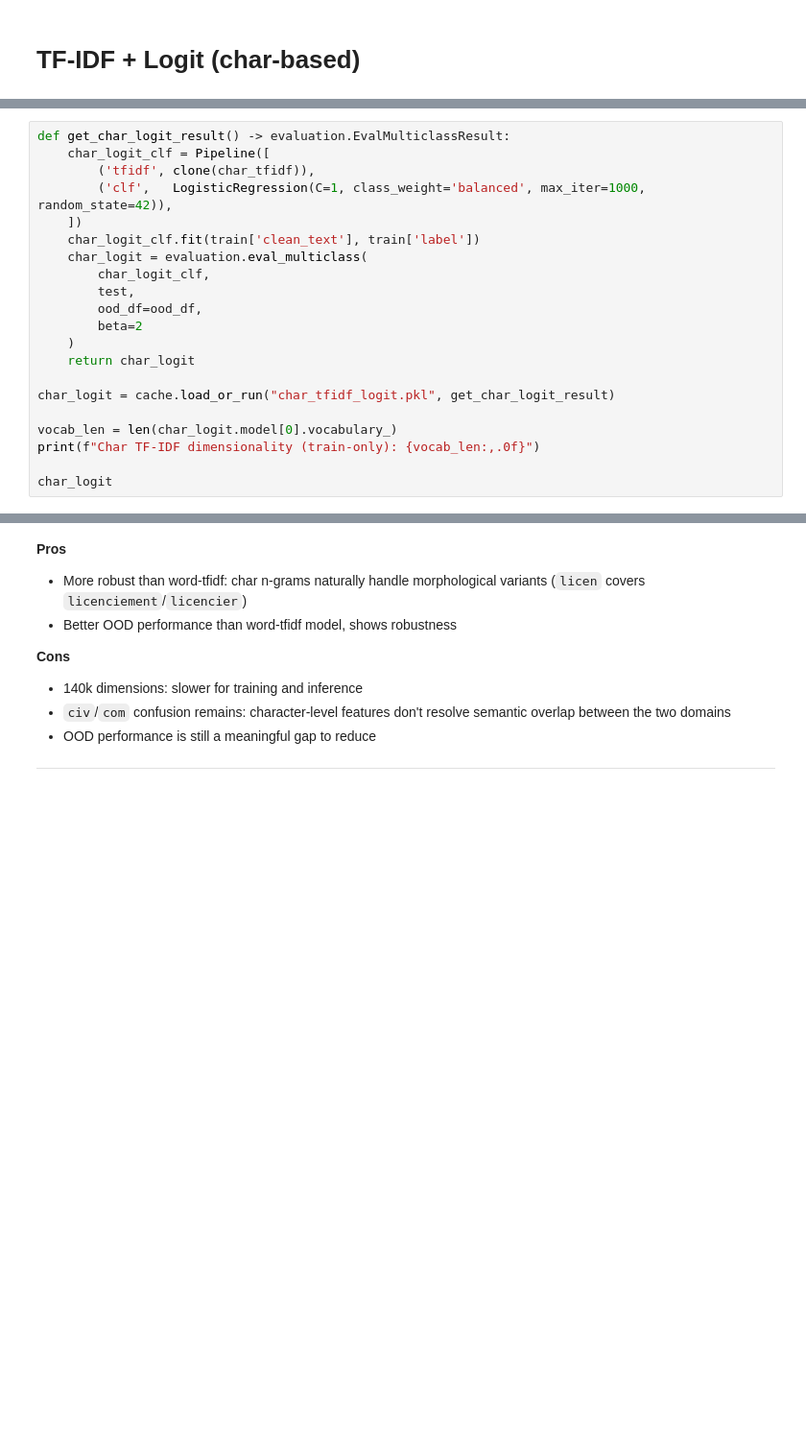
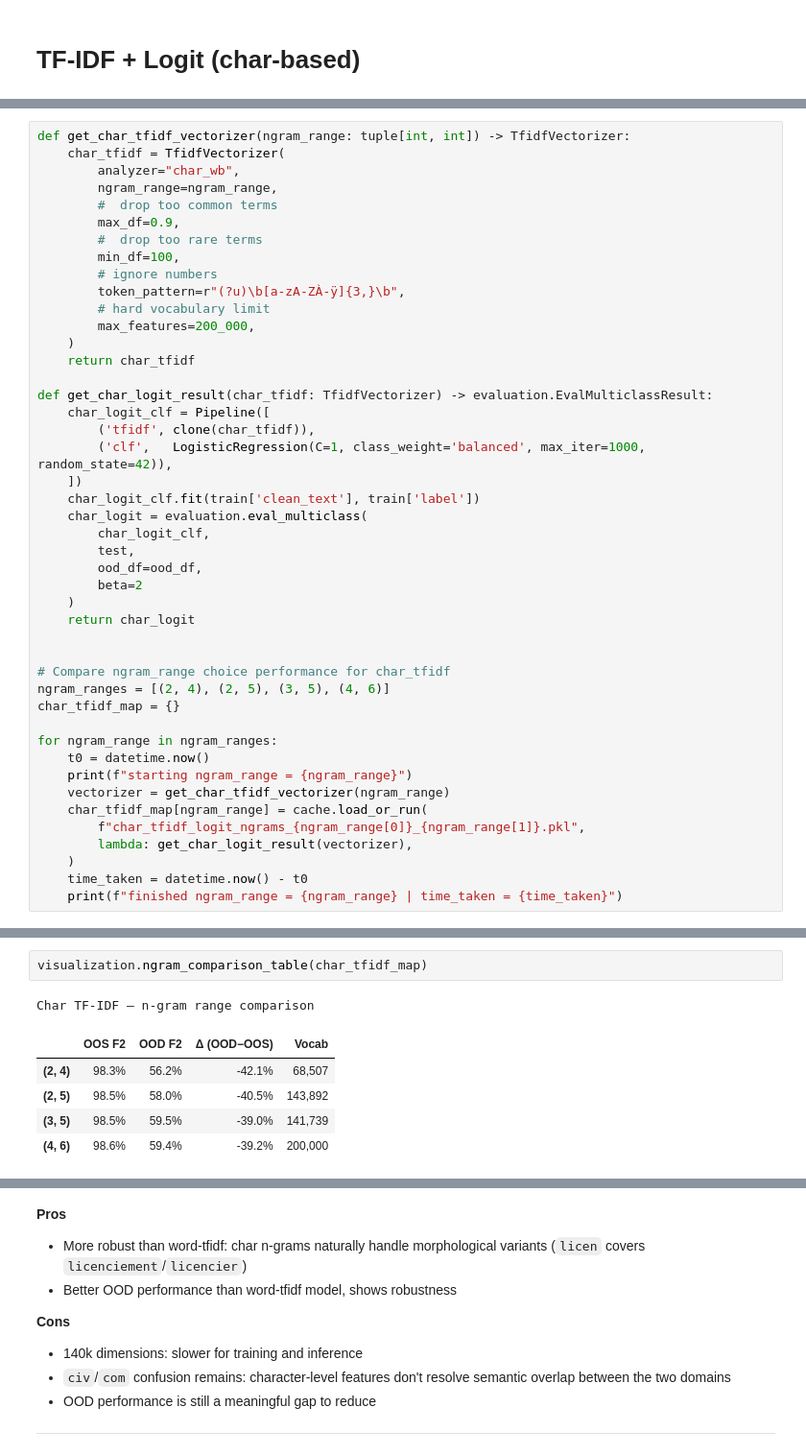
Before and after one commit to glangetasq/french_caselaw_classifier, a Jupyter notebook: french_caselaw_classifier.ipynb, the cells around one changed output, grey strips where cells are left out. Shown at 96% size. Drawn from its saved outputs; the diff is of its cells as text; blank space fills up the shorter version.

```diff
--- a/french_caselaw_classifier.ipynb
+++ b/french_caselaw_classifier.ipynb
@@ -445,5 +427,20 @@ char_tfidf = TfidfVectorizer(
 # %%
-def get_char_logit_result() -> evaluation.EvalMulticlassResult:
+def get_char_tfidf_vectorizer(ngram_range: tuple[int, int]) -> TfidfVectorizer:
+    char_tfidf = TfidfVectorizer(
+        analyzer="char_wb",
+        ngram_range=ngram_range,
+        #  drop too common terms
+        max_df=0.9,
+        #  drop too rare terms
+        min_df=100,
+        # ignore numbers
+        token_pattern=r"(?u)\b[a-zA-ZÀ-ÿ]{3,}\b",
+        # hard vocabulary limit
+        max_features=200_000,
+    )
+    return char_tfidf
+
+def get_char_logit_result(char_tfidf: TfidfVectorizer) -> evaluation.EvalMulticlassResult:
     char_logit_clf = Pipeline([
         ('tfidf', clone(char_tfidf)),
         ('clf',   LogisticRegression(C=1, class_weight='balanced', max_iter=1000, random_state=42)),
@@ -457,10 +454,19 @@ def get_char_logit_result() -> evaluation.EvalMulticlassResult:
     )
     return char_logit
 
-char_logit = cache.load_or_run("char_tfidf_logit.pkl", get_char_logit_result)
 
-vocab_len = len(char_logit.model[0].vocabulary_)
-print(f"Char TF-IDF dimensionality (train-only): {vocab_len:,.0f}")
+# Compare ngram_range choice performance for char_tfidf
+ngram_ranges = [(2, 4), (2, 5), (3, 5), (4, 6)]
+char_tfidf_map = {}
 
-char_logit
+for ngram_range in ngram_ranges:
+    t0 = datetime.now()
+    print(f"starting ngram_range = {ngram_range}")
+    vectorizer = get_char_tfidf_vectorizer(ngram_range)
+    char_tfidf_map[ngram_range] = cache.load_or_run(
+        f"char_tfidf_logit_ngrams_{ngram_range[0]}_{ngram_range[1]}.pkl",
+        lambda: get_char_logit_result(vectorizer),
+    )
+    time_taken = datetime.now() - t0
+    print(f"finished ngram_range = {ngram_range} | time_taken = {time_taken}")
 # %% [output]
@@ -494,0 +485,9 @@ OOD Confusion Matrix
+# %%
+visualization.ngram_comparison_table(char_tfidf_map)
+# %% [output]
+Char TF-IDF — n-gram range comparison
+|  | OOS F2 | OOD F2 | Δ (OOD−OOS) | Vocab |
+| (2, 4) | 98.3% | 56.2% | -42.1% | 68,507 |
+| (2, 5) | 98.5% | 58.0% | -40.5% | 143,892 |
+| (3, 5) | 98.5% | 59.5% | -39.0% | 141,739 |
+| (4, 6) | 98.6% | 59.4% | -39.2% | 200,000 |
```
Also changed, not shown: parts of 15 cells of this notebook, 3 other files.
